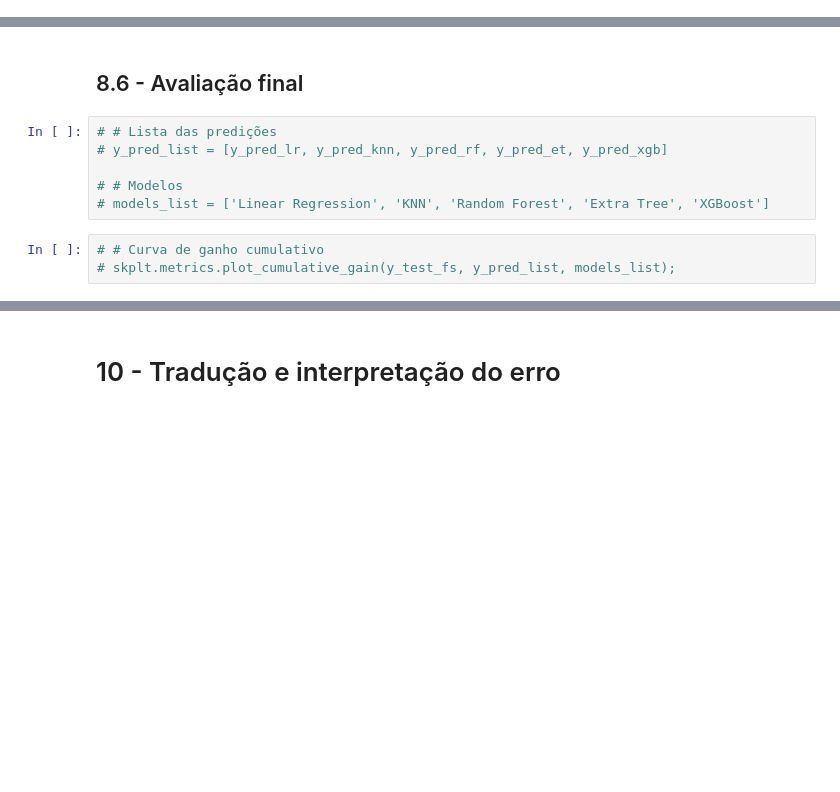
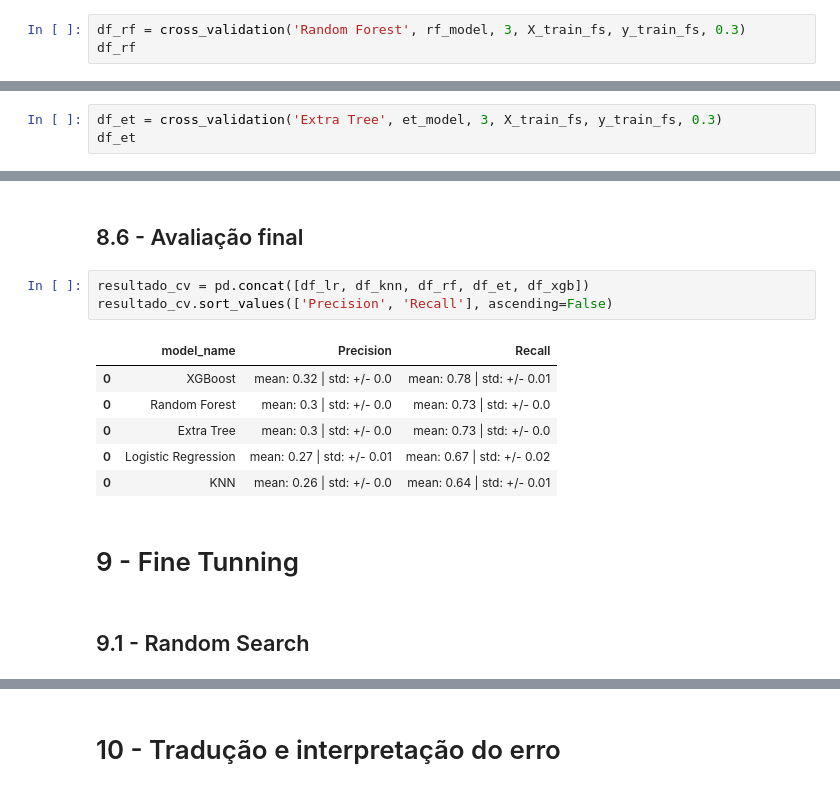
Before and after one commit to jhonatanmarques92/health_insurance_cross_sell, a Jupyter notebook: notebook/health_insurance_cross_sell.ipynb, the cells around one changed output, grey strips where cells are left out. Cells and saved outputs as stored; diff of their text form; blank space fills up the shorter version.

```diff
--- a/notebook/health_insurance_cross_sell.ipynb
+++ b/notebook/health_insurance_cross_sell.ipynb
@@ -983,0 +1014,3 @@ O recall top K é: 0.2848892155833246
+# %%
+df_rf = cross_validation('Random Forest', rf_model, 3, X_train_fs, y_train_fs, 0.3)
+df_rf
@@ -1015,0 +1053,3 @@ NameError: name 'y_pred_et' is not defined
+# %%
+df_et = cross_validation('Extra Tree', et_model, 3, X_train_fs, y_train_fs, 0.3)
+df_et
@@ -1055,11 +1098,16 @@ df_xgb
 # %% [markdown]
 ## 8.6 - Avaliação final
 # %%
-# # Lista das predições
-# y_pred_list = [y_pred_lr, y_pred_knn, y_pred_rf, y_pred_et, y_pred_xgb]
-
-# # Modelos
-# models_list = ['Linear Regression', 'KNN', 'Random Forest', 'Extra Tree', 'XGBoost']
+resultado_cv = pd.concat([df_lr, df_knn, df_rf, df_et, df_xgb])
+resultado_cv.sort_values(['Precision', 'Recall'], ascending=False)
+# %% [output]
+|  | model_name | Precision | Recall |
+| 0 | XGBoost | mean: 0.32 | std: +/- 0.0 | mean: 0.78 | std: +/- 0.01 |
+| 0 | Random Forest | mean: 0.3 | std: +/- 0.0 | mean: 0.73 | std: +/- 0.0 |
+| 0 | Extra Tree | mean: 0.3 | std: +/- 0.0 | mean: 0.73 | std: +/- 0.0 |
+| 0 | Logistic Regression | mean: 0.27 | std: +/- 0.01 | mean: 0.67 | std: +/- 0.02 |
+| 0 | KNN | mean: 0.26 | std: +/- 0.0 | mean: 0.64 | std: +/- 0.01 |
-# %%
-# # Curva de ganho cumulativo
-# skplt.metrics.plot_cumulative_gain(y_test_fs, y_pred_list, models_list);
+# %% [markdown]
+# 9 - Fine Tunning
+# %% [markdown]
+## 9.1 - Random Search
```
Also changed, not shown: parts of 20 cells of this notebook.
